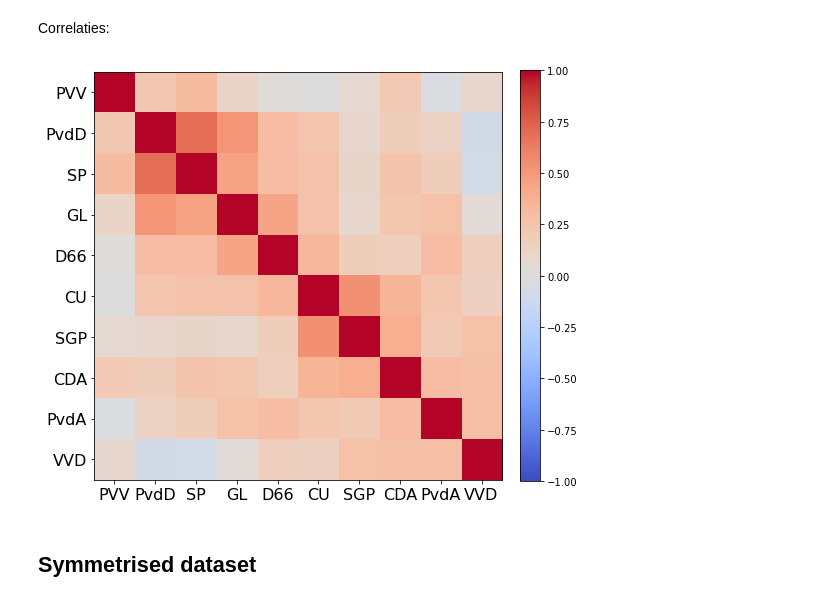
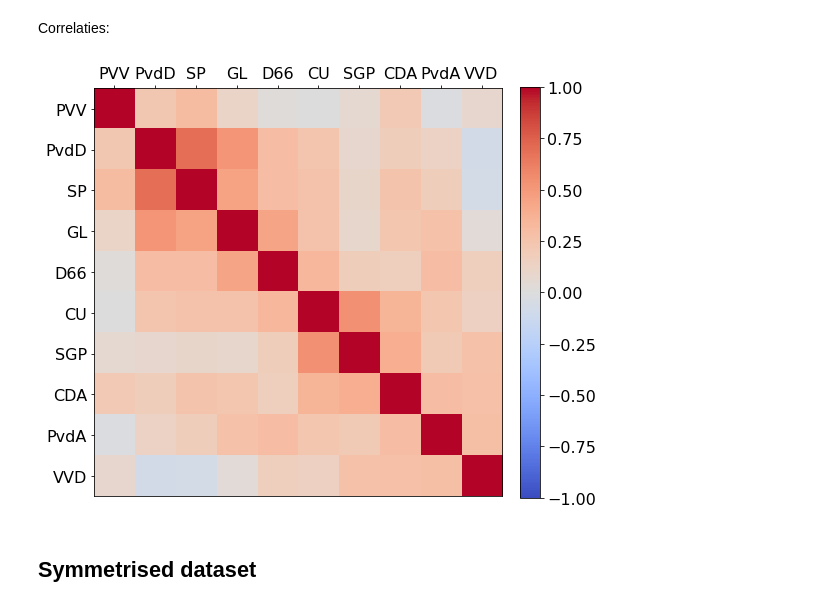
Before and after one commit to olivierwitteveen/dutch-parliament-max-ent, a Jupyter notebook: tk_stemming.ipynb, the cells around one changed output. Cells and saved outputs as stored; diff of their text form; code cells hidden in the pictures.

```diff
--- a/tk_stemming.ipynb
+++ b/tk_stemming.ipynb
@@ -211,13 +213,15 @@ Correlaties:
 # %%
 fig, ax = plt.subplots(1, figsize=(8,8))
 im = ax.imshow(correlation_matrix, cmap='coolwarm', vmin=-1, vmax=+1, extent=[0,10,0,10])
-fig.colorbar(im, ax=ax, fraction=0.046, pad=0.04)
+cbar = fig.colorbar(im, ax=ax, fraction=0.046, pad=0.04)
+cbar.ax.tick_params(labelsize=16)
 ax.set_xticks(np.linspace(0.5, 9.5, 10))
 ax.set_yticks(np.linspace(9.5, 0.5, 10))
 ax.set_xticklabels(filtered_parties_short, fontsize=16)
-ax.set_yticklabels(filtered_parties_short, fontsize=16);
+ax.set_yticklabels(filtered_parties_short, fontsize=16)
+ax.xaxis.tick_top()
 # %% [output]
-[figure, old version]
+[figure, new version]
 # %% [markdown]
 ## Symmetrised dataset
 # %% [markdown]
```
Also changed, not shown: parts of 24 cells of this notebook.
